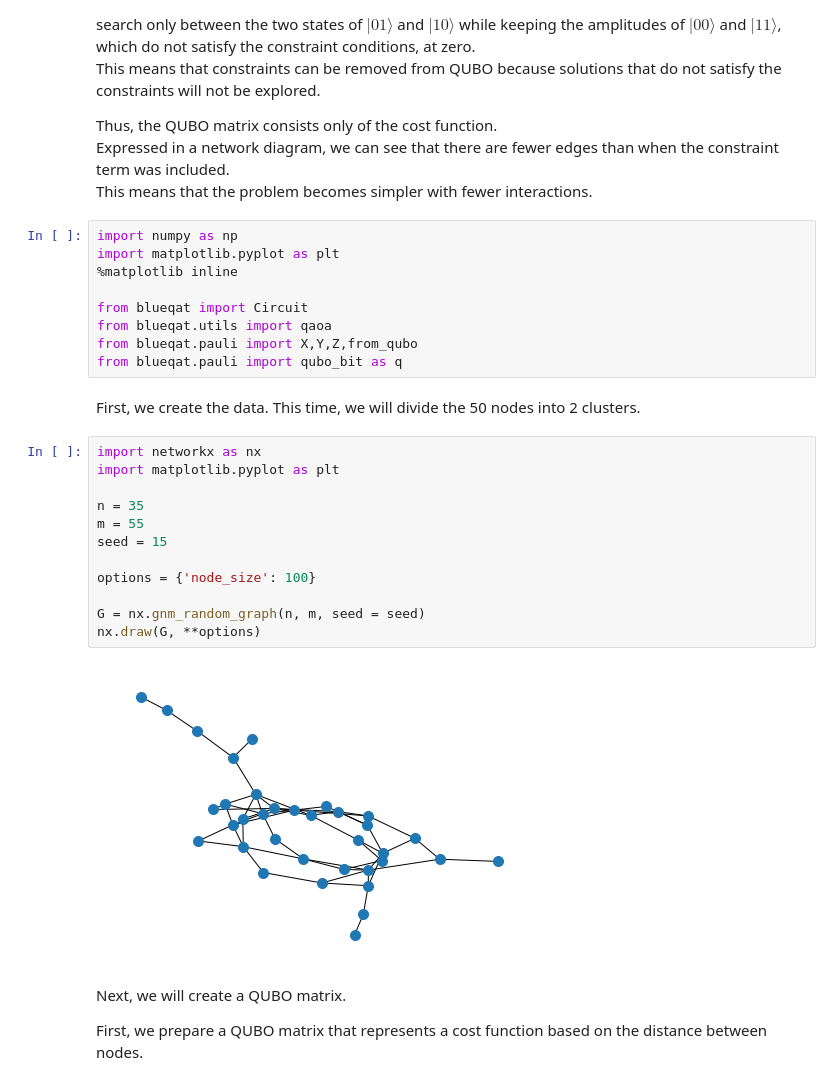
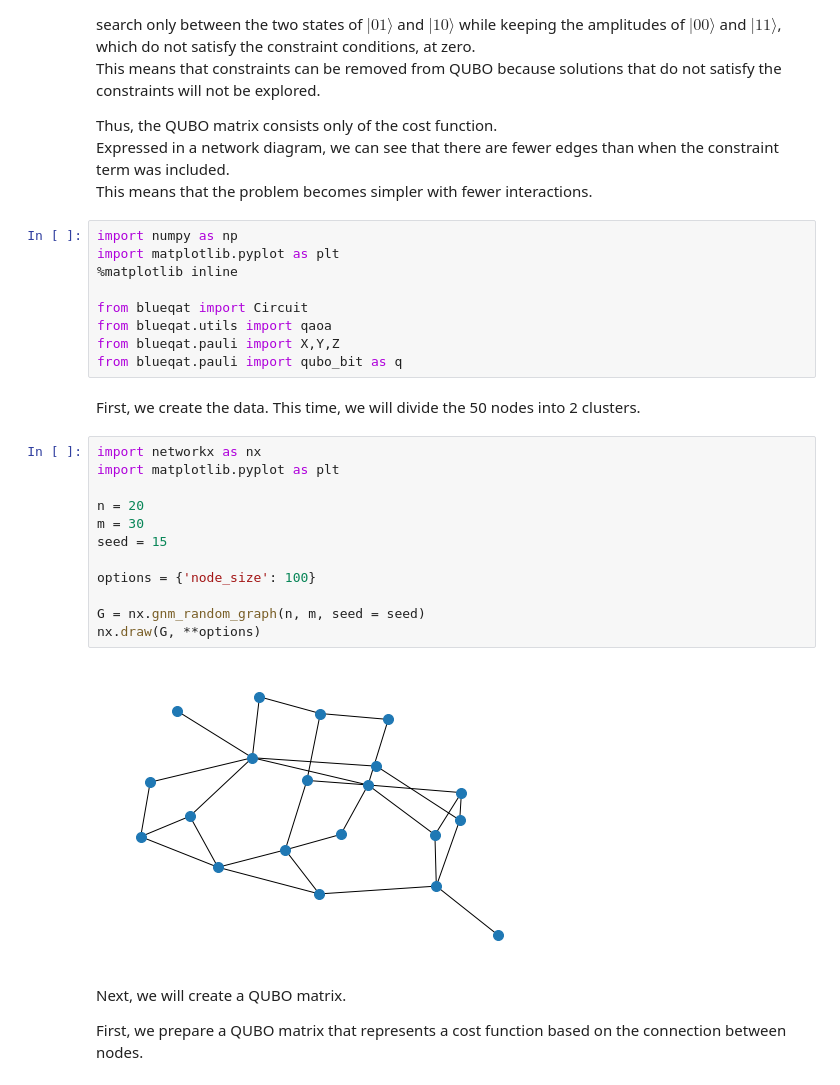
Before and after one commit to Qaqarot/qaqarot-tutorials, a Jupyter notebook: tutorial/105_clustering.ipynb, the cells around one changed output. Drawn from its saved outputs; the diff is of its cells as text.

```diff
--- a/tutorial/105_clustering.ipynb
+++ b/tutorial/105_clustering.ipynb
@@ -67,25 +67,25 @@ import matplotlib.pyplot as plt
 
 from blueqat import Circuit
 from blueqat.utils import qaoa
-from blueqat.pauli import X,Y,Z,from_qubo
+from blueqat.pauli import X,Y,Z
 from blueqat.pauli import qubo_bit as q
 # %% [markdown]
 First, we create the data. This time, we will divide the 50 nodes into 2 clusters.
 # %%
 import networkx as nx
 import matplotlib.pyplot as plt
 
-n = 35
-m = 55
+n = 20
+m = 30
 seed = 15
 
 options = {'node_size': 100}
 
 G = nx.gnm_random_graph(n, m, seed = seed)
 nx.draw(G, **options)
 # %% [output]
-[figure, old version]
+[figure, new version]
 # %% [markdown]
 Next, we will create a QUBO matrix.
 
-First, we prepare a QUBO matrix that represents a cost function based on the distance between nodes.
+First, we prepare a QUBO matrix that represents a cost function based on the connection between nodes.
```
Also changed, not shown: parts of 3 cells of this notebook, 2 other files.
